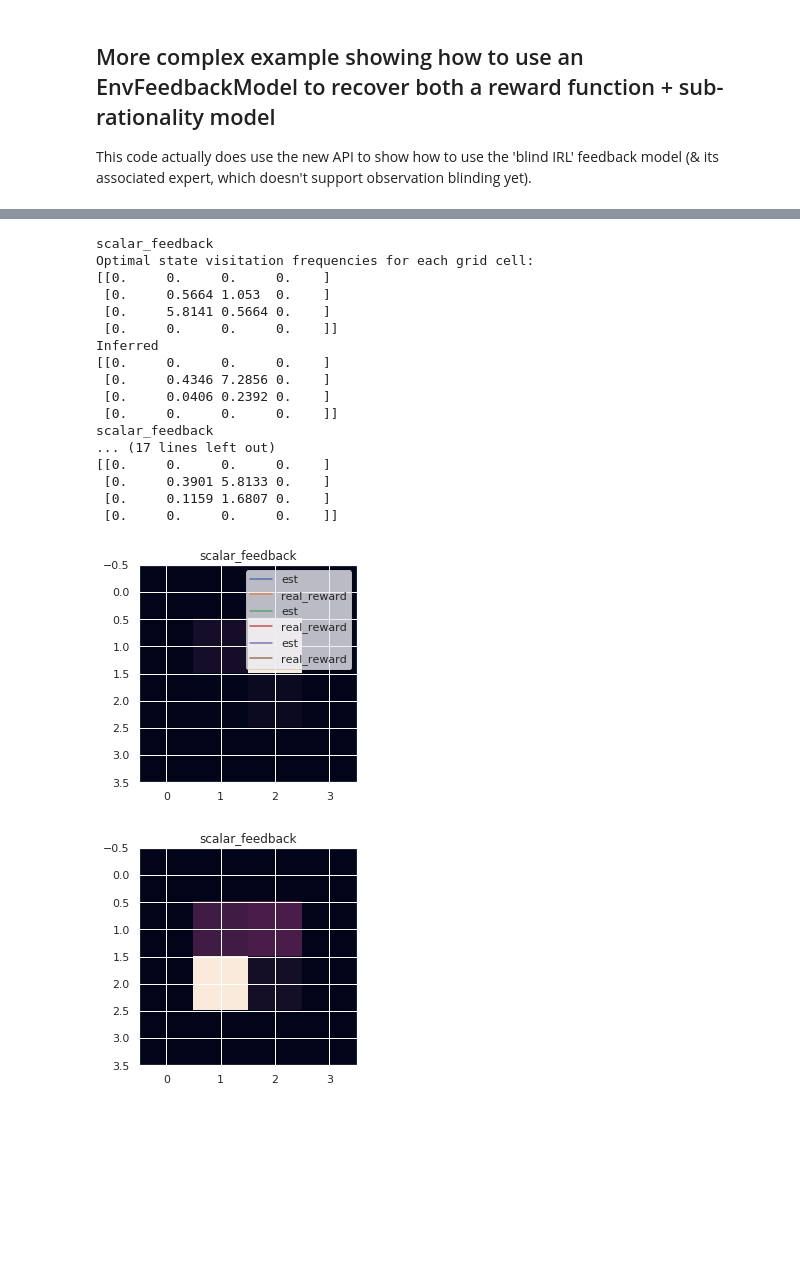
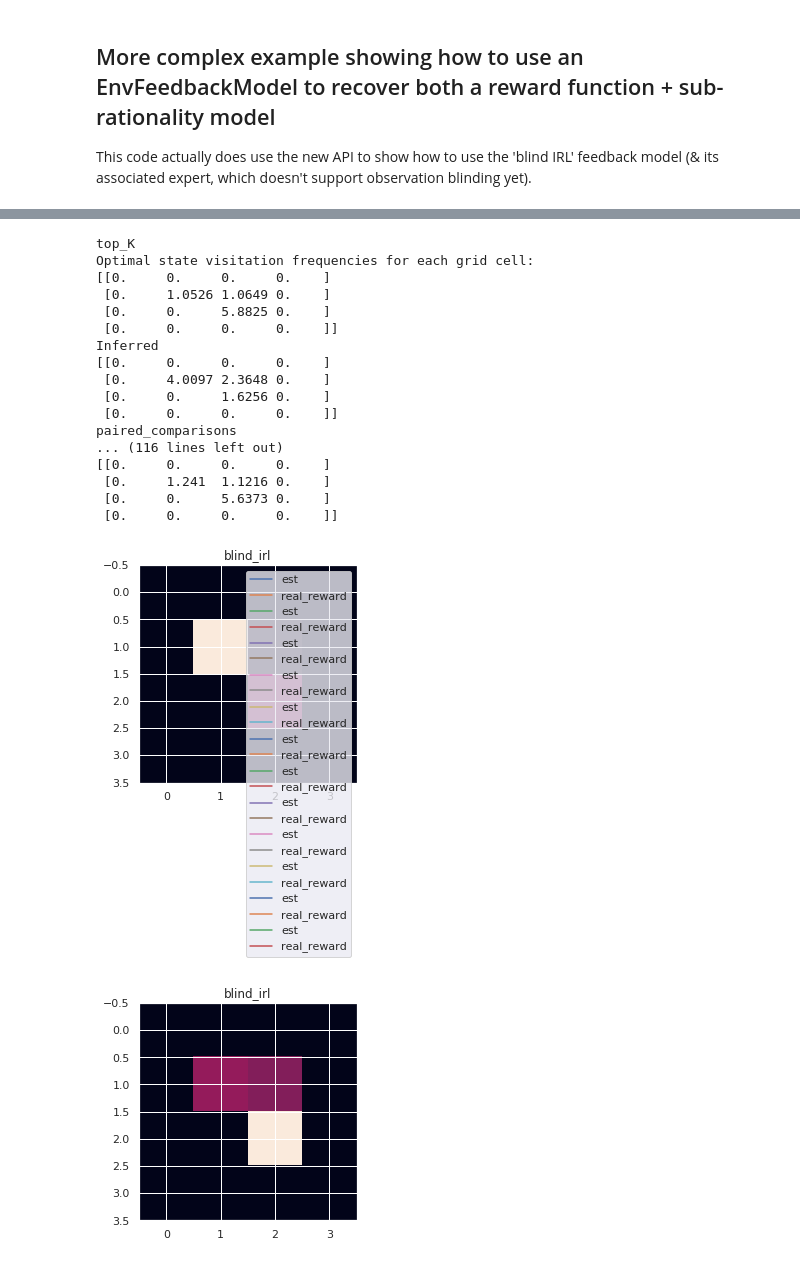
Before and after one commit to qxcv/bootstrapping-bias-learning, a Jupyter notebook: multi_learn.ipynb, the cells around one changed output, grey strips where cells are left out. Saved outputs shown, nothing was run; the diff lists cells and outputs as text; code cells hidden in the pictures; blank space fills up the shorter version.

Commit message:
Added all the code needed for the new bias models

```diff
--- a/multi_learn.ipynb
+++ b/multi_learn.ipynb
@@ -604,12 +605,12 @@ for _ in range(3):
     model_list, data_list, rmodel, bias_list, use_bias_list, names, biases_actual = init_models()
     use_bias_list = [True, True, True, True]
     obs = [True, True, True, True]
-    for model, dataset, bias_params, ub, name, b_actual, ob in zip(model_list, data_list, bias_list, use_bias_list, names, biases_actual, obs):
-        if not name == 'scalar_feedback':
-            continue
+    iterz = [1000, 1000, 1000, 200]
+    for model, dataset, bias_params, ub, name, b_actual, ob, it in zip(model_list, data_list, bias_list, use_bias_list, names, biases_actual, obs, iterz):
         rmodel = r_models.LinearRewardModel(env.obs_dim)
         _, rmodel, bias_p_recovered = trad_optimize(model, dataset, rmodel, bias_params, use_bias_prior=ub,
-                                                   optimize_bias=ob, one_bias=False, printz=10, lr=1e-3)
+                                                   optimize_bias=ob, one_bias=False, printz=10, lr=1e-3,
+                                                   iters=it)
 
         recovered_reward_vec, mean_reward, obs_f = evaluate_full(rmodel)
 
@@ -645,0 +664,9 @@ res = pd.DataFrame({
+# %%
+import seaborn as sns
+from datetime import datetime
+
+
+
+res = pd.read_pickle('./results/single_model_res_%s.pkl' %ts)
+
+res
@@ -646,10 +687,4 @@ res = pd.DataFrame({
 # %%
-import seaborn as sns
-from datetime import datetime
-
-now = datetime.now()
-ts = now.strftime('%Y_%m_%d_%H_%M_%S')
-
 sns.barplot(x='method', y='mean_reward_obtained', data=res)
 plt.axhline(optimal_rew[0], label='optimal rew')
 plt.legend()
@@ -667,7 +702,8 @@ for r, m in zip(res['recovered_reward'].values, res['method'].values):
 
 
 
-res.to_pickle('./results/scalar_feedback_res_%s.pkl' %ts)
+#
+
 
 for m in set(list(res['method'].values)):
     obs = res.loc[res['method']==m]['obs_obtained']
@@ -685,19 +721,19 @@ for m in set(list(res['method'].values)):
-scalar_feedback
+top_K
 Optimal state visitation frequencies for each grid cell:
 [[0.     0.     0.     0.    ]
- [0.     0.5664 1.053  0.    ]
- [0.     5.8141 0.5664 0.    ]
+ [0.     1.0526 1.0649 0.    ]
+ [0.     0.     5.8825 0.    ]
  [0.     0.     0.     0.    ]]
 Inferred
 [[0.     0.     0.     0.    ]
- [0.     0.4346 7.2856 0.    ]
- [0.     0.0406 0.2392 0.    ]
+ [0.     4.0097 2.3648 0.    ]
+ [0.     0.     1.6256 0.    ]
  [0.     0.     0.     0.    ]]
-scalar_feedback
-... (17 lines left out)
+paired_comparisons
+... (116 lines left out)
 [[0.     0.     0.     0.    ]
- [0.     0.3901 5.8133 0.    ]
- [0.     0.1159 1.6807 0.    ]
+ [0.     1.241  1.1216 0.    ]
+ [0.     0.     5.6373 0.    ]
  [0.     0.     0.     0.    ]]
-[figure, old version]
+[figure, new version]
-[figure, old version]
+[figure, new version]
```
Also changed, not shown: parts of 40 cells of this notebook, 4 other files.
